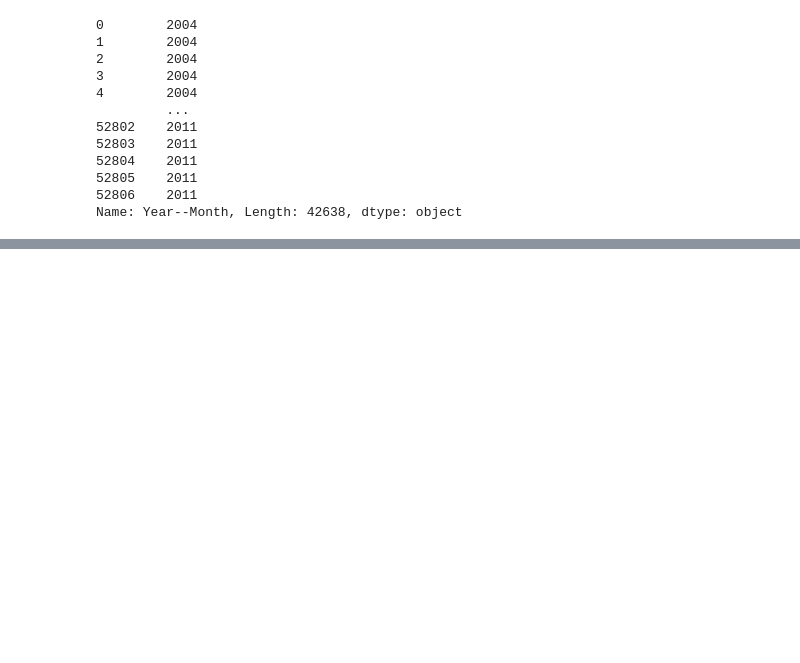
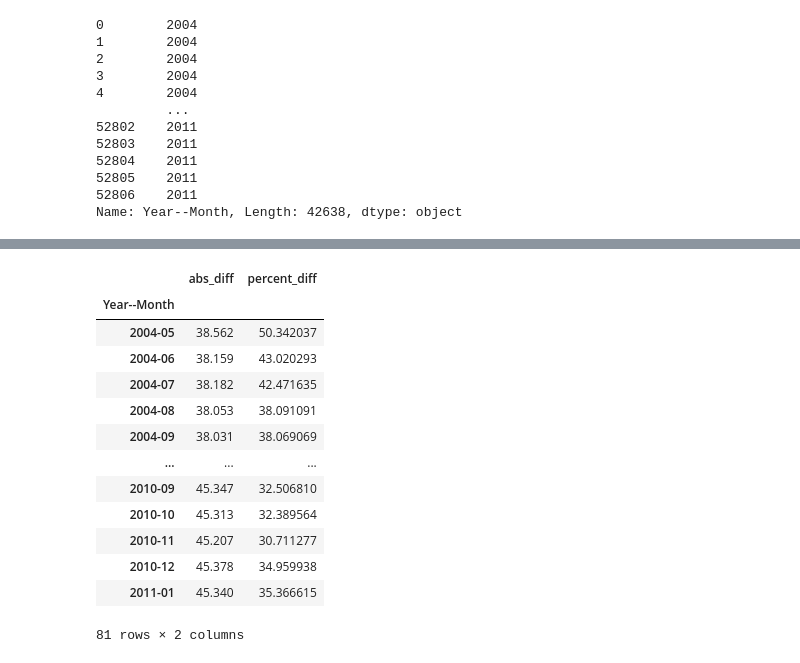
Before and after one commit to ludiemert/Analyzing_Data_Pandas_SQL, a Jupyter notebook: 4_Projectos/1_Prices_Gas/time_series_challenge.ipynb, the cells around one changed output, grey strips where cells are left out. Cells and saved outputs as stored; diff of their text form; code cells hidden in the pictures; blank space fills up the shorter version.

```diff
--- a/4_Projectos/1_Prices_Gas/time_series_challenge.ipynb
+++ b/4_Projectos/1_Prices_Gas/time_series_challenge.ipynb
@@ -138,0 +261,3 @@ Name: Year--Month, Length: 42638, dtype: object
+# %%
+df2_max = df2_table_2001.groupby("Year--Month").max()["PREÇO MÉDIO REVENDA"]
+df2_min = df2_table_2001.groupby("Year--Month").min()["PREÇO MÉDIO REVENDA"]
@@ -138,0 +311,17 @@ Name: Year--Month, Length: 42638, dtype: object
+# %%
+df2_diff
+# %% [output]
+|  | abs_diff | percent_diff |
+| Year--Month |  |  |
+| 2004-05 | 38.562 | 50.342037 |
+| 2004-06 | 38.159 | 43.020293 |
+| 2004-07 | 38.182 | 42.471635 |
+| 2004-08 | 38.053 | 38.091091 |
+| 2004-09 | 38.031 | 38.069069 |
+| ... | ... | ... |
+| 2010-09 | 45.347 | 32.506810 |
+| 2010-10 | 45.313 | 32.389564 |
+| 2010-11 | 45.207 | 30.711277 |
+| 2010-12 | 45.378 | 34.959938 |
+| 2011-01 | 45.340 | 35.366615 |
+81 rows × 2 columns
```
Also changed, not shown: parts of 25 cells of this notebook.
